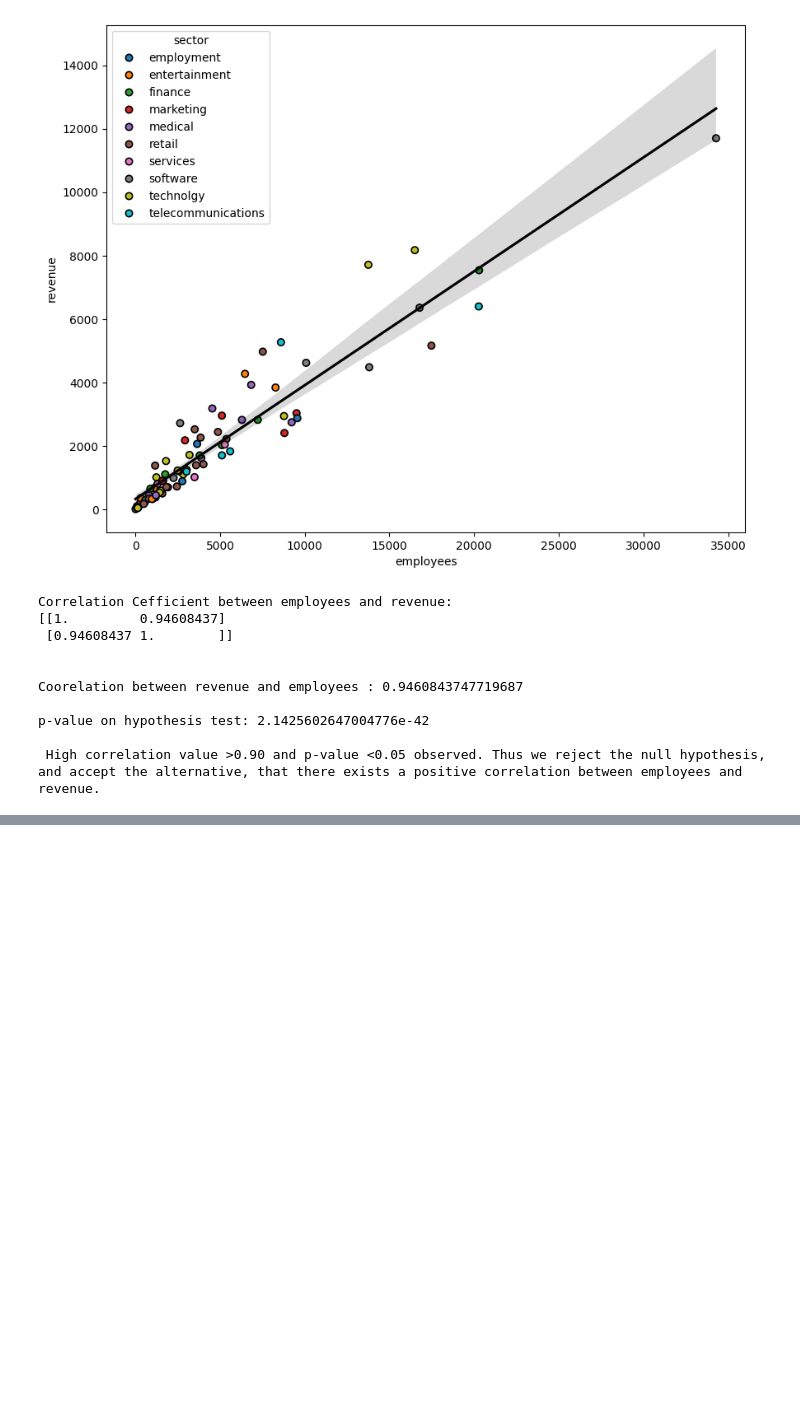
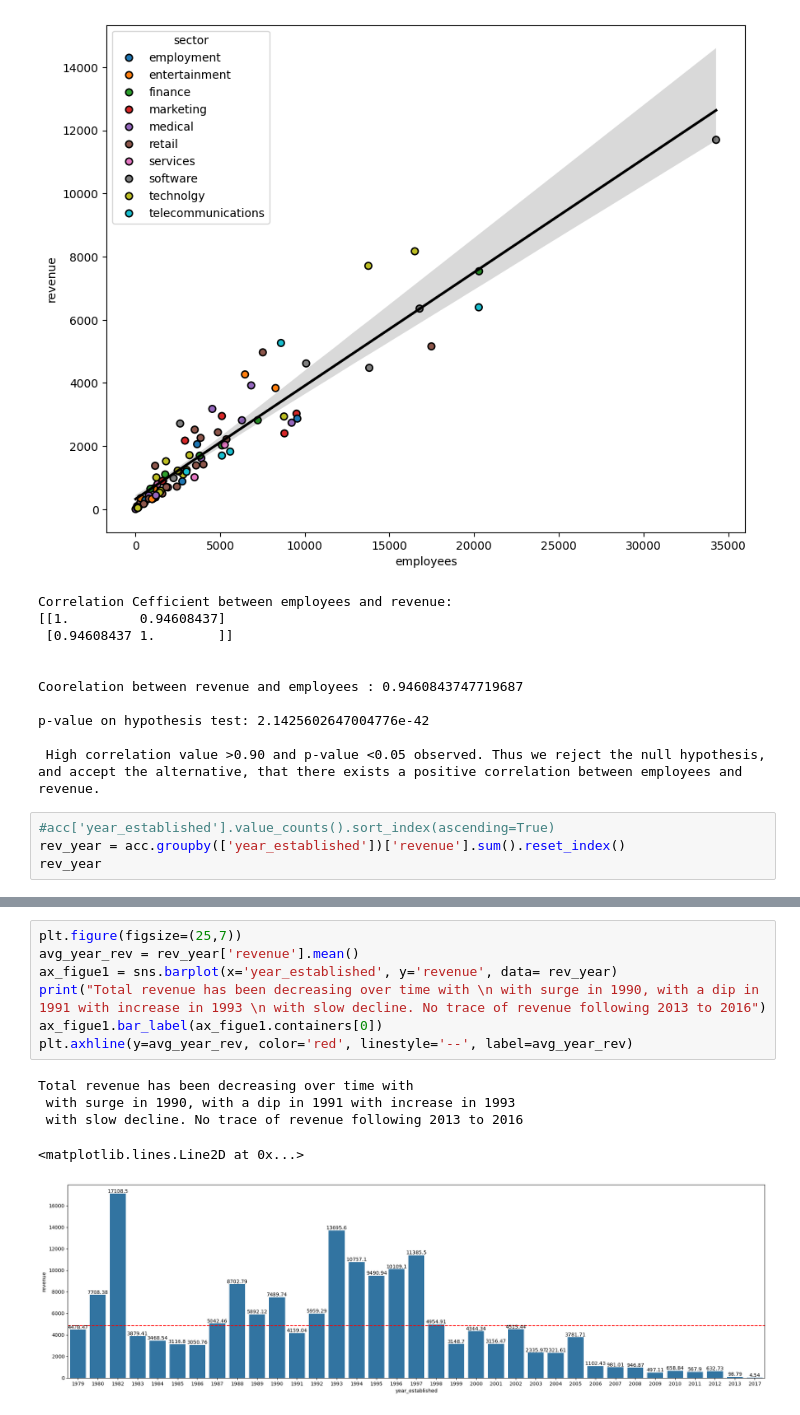
Before and after one commit to SuyogPatgave/Python_Codes-Projects, a Jupyter notebook: CRM_Project.ipynb, the cells around one changed output, grey strips where cells are left out. Cells and saved outputs as stored; diff of their text form; blank space fills up the shorter version.

```diff
--- a/CRM_Project.ipynb
+++ b/CRM_Project.ipynb
@@ -574,3 +656,7 @@ p-value on hypothesis test: 2.1425602647004776e-42
 
  High correlation value >0.90 and p-value <0.05 observed. Thus we reject the null hypothesis,
 and accept the alternative, that there exists a positive correlation between employees and revenue.
+# %%
+#acc['year_established'].value_counts().sort_index(ascending=True)
+rev_year = acc.groupby(['year_established'])['revenue'].sum().reset_index()
+rev_year
@@ -576,0 +681,13 @@ and accept the alternative, that there exists a positive correlation between emp
+# %%
+plt.figure(figsize=(25,7))
+avg_year_rev = rev_year['revenue'].mean()
+ax_figue1 = sns.barplot(x='year_established', y='revenue', data= rev_year)
+print("Total revenue has been decreasing over time with \n with surge in 1990, with a dip in 1991 with increase in 1993 \n with slow decline. No trace of revenue following 2013 to 2016")
+ax_figue1.bar_label(ax_figue1.containers[0])
+plt.axhline(y=avg_year_rev, color='red', linestyle='--', label=avg_year_rev)
+# %% [output]
+Total revenue has been decreasing over time with
+ with surge in 1990, with a dip in 1991 with increase in 1993
+ with slow decline. No trace of revenue following 2013 to 2016
+<matplotlib.lines.Line2D at 0x...>
+[figure, added]
```
Also changed, not shown: parts of 19 cells of this notebook.
